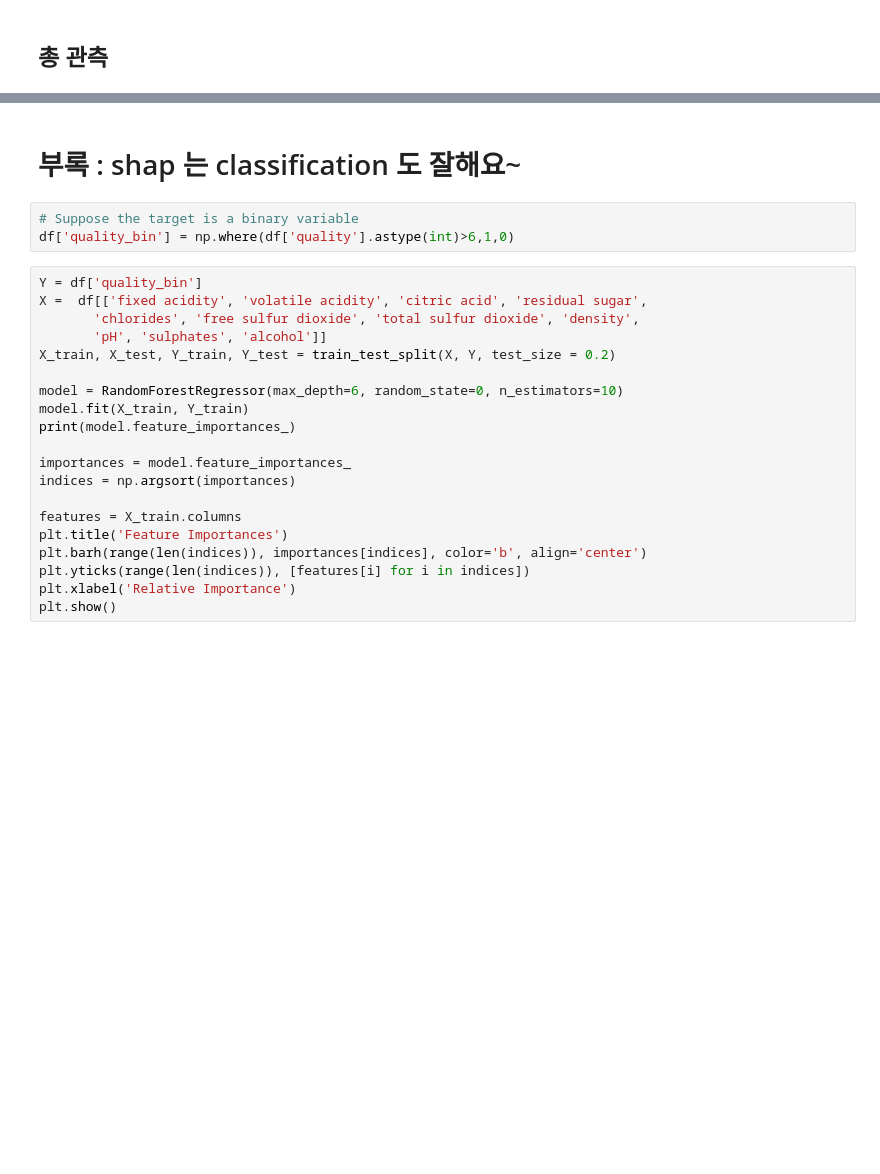
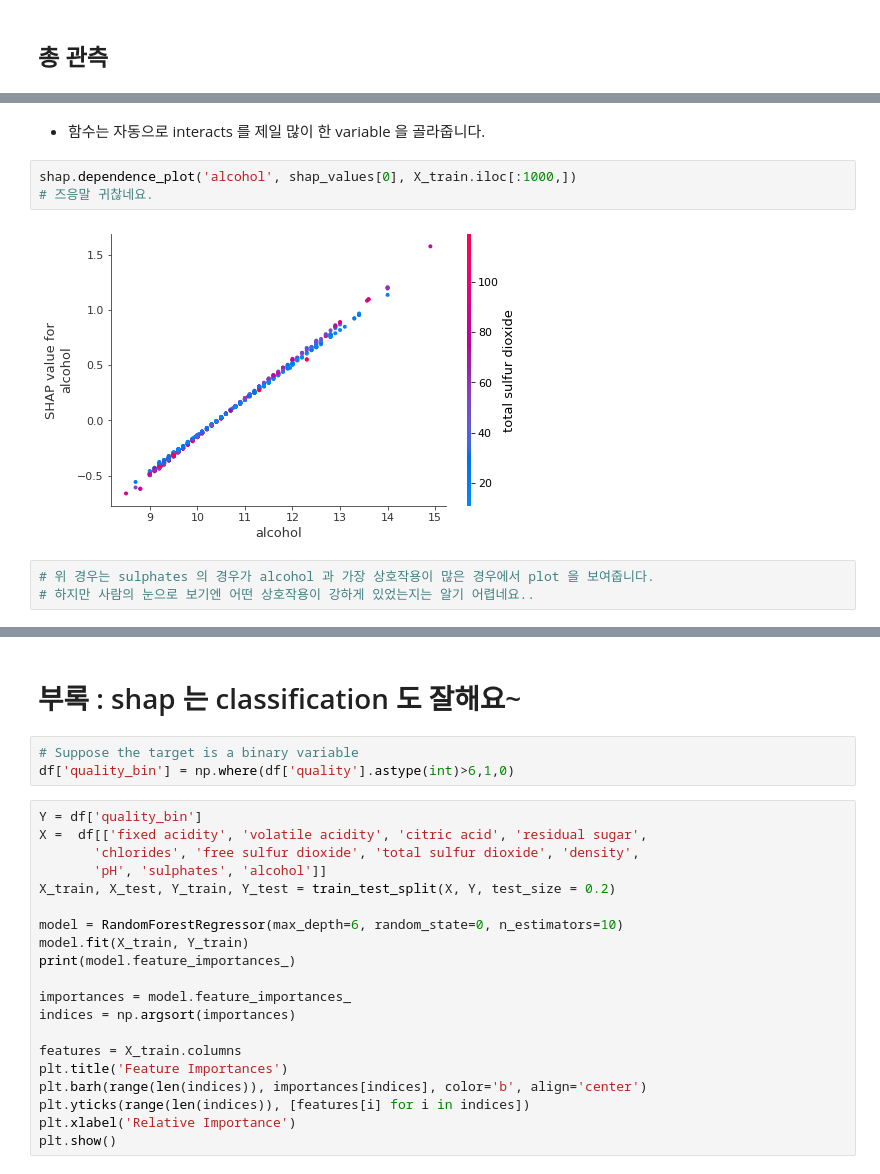
Before and after one commit to hana-dool/Data_Analysis, a Jupyter notebook: [model interpretation] SHAP.ipynb, the cells around one changed output, grey strips where cells are left out. Cells and saved outputs as stored; diff of their text form; blank space fills up the shorter version.

```diff
--- a/[model interpretation] SHAP.ipynb
+++ b/[model interpretation] SHAP.ipynb
@@ -380,0 +513,10 @@ shap.force_plot(shap_explainer.expected_value, shap_values, X_test)
+# %% [markdown]
+- 함수는 자동으로 interacts 를 제일 많이 한 variable 을 골라줍니다.
+# %%
+shap.dependence_plot('alcohol', shap_values[0], X_train.iloc[:1000,])
+# 즈응말 귀찮네요.
+# %% [output]
+[figure, added]
+# %%
+# 위 경우는 sulphates 의 경우가 alcohol 과 가장 상호작용이 많은 경우에서 plot 을 보여줍니다.
+# 하지만 사람의 눈으로 보기엔 어떤 상호작용이 강하게 있었는지는 알기 어렵네요..
```
Also changed, not shown: parts of 41 cells of this notebook.
